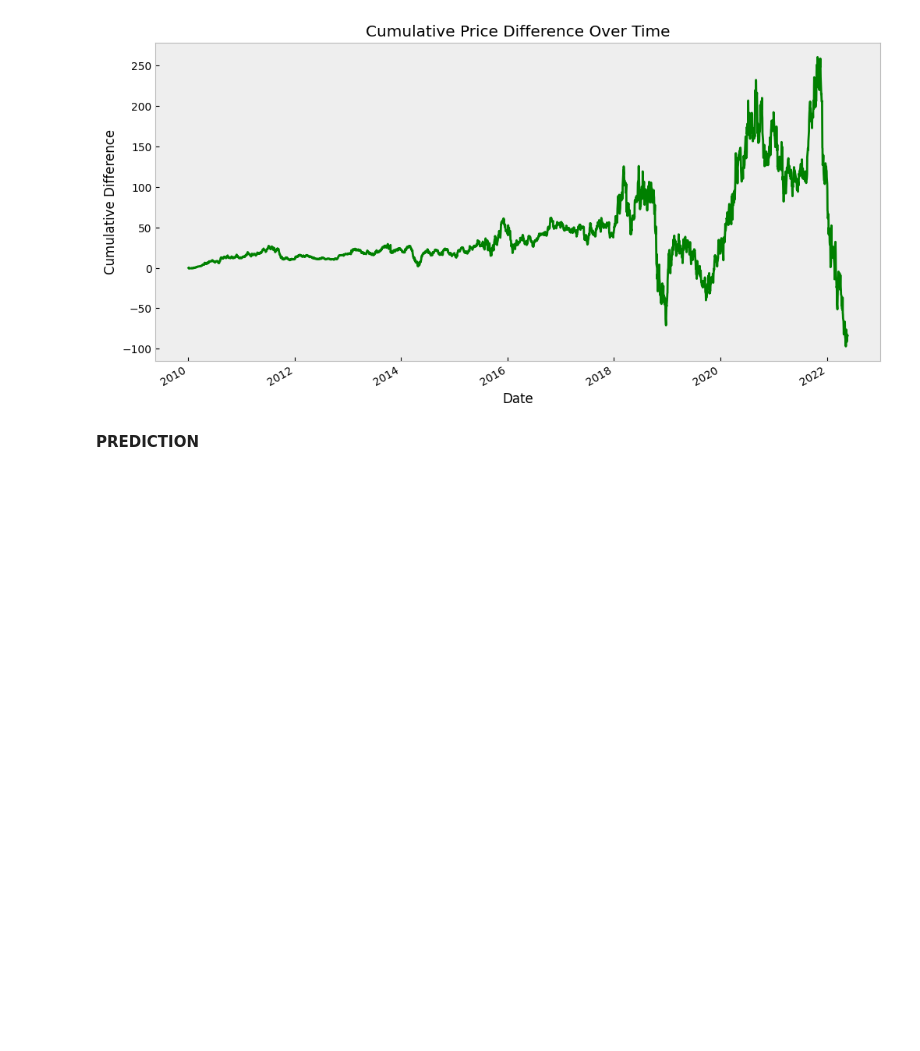
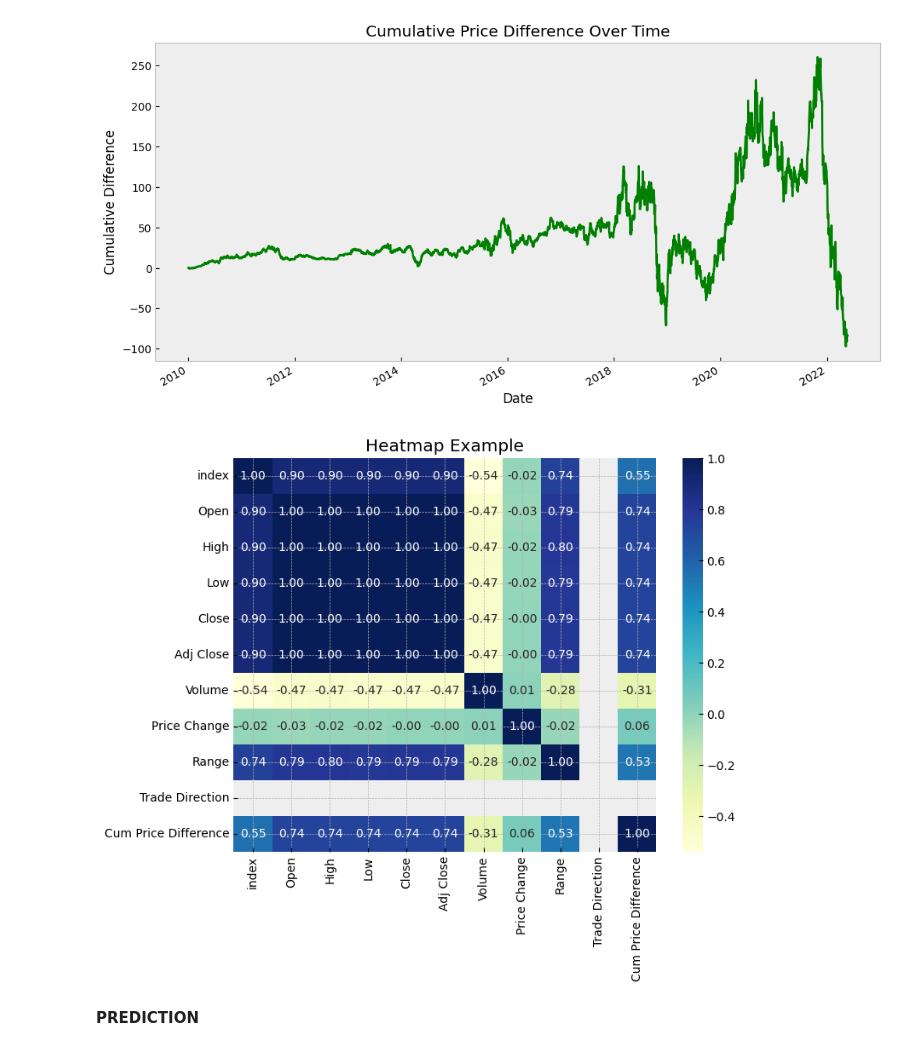
Before and after one commit to sahankrt20/AI-BOOTCAMP-PROJECT, a Jupyter notebook: stock_market_prediction.ipynb, the cells around one changed output. Cells and saved outputs as stored; diff of their text form; code cells hidden in the pictures; blank space fills up the shorter version.

```diff
--- a/stock_market_prediction.ipynb
+++ b/stock_market_prediction.ipynb
@@ -224,6 +224,16 @@ plt.grid()
 plt.show()
 # %% [output]
 [figure]
+# %%
+# Create a heatmap
+plt.figure(figsize=(8, 6))
+sns.heatmap(df_corr, annot=True, fmt=".2f", cmap="YlGnBu", cbar=True)
+
+# Add labels and a title
+plt.title("Heatmap Example")
+plt.show()
+# %% [output]
+[figure, added]
 # %% [markdown]
 **PREDICTION**
 # %%
```
Also changed, not shown: parts of 1 cell of this notebook.
